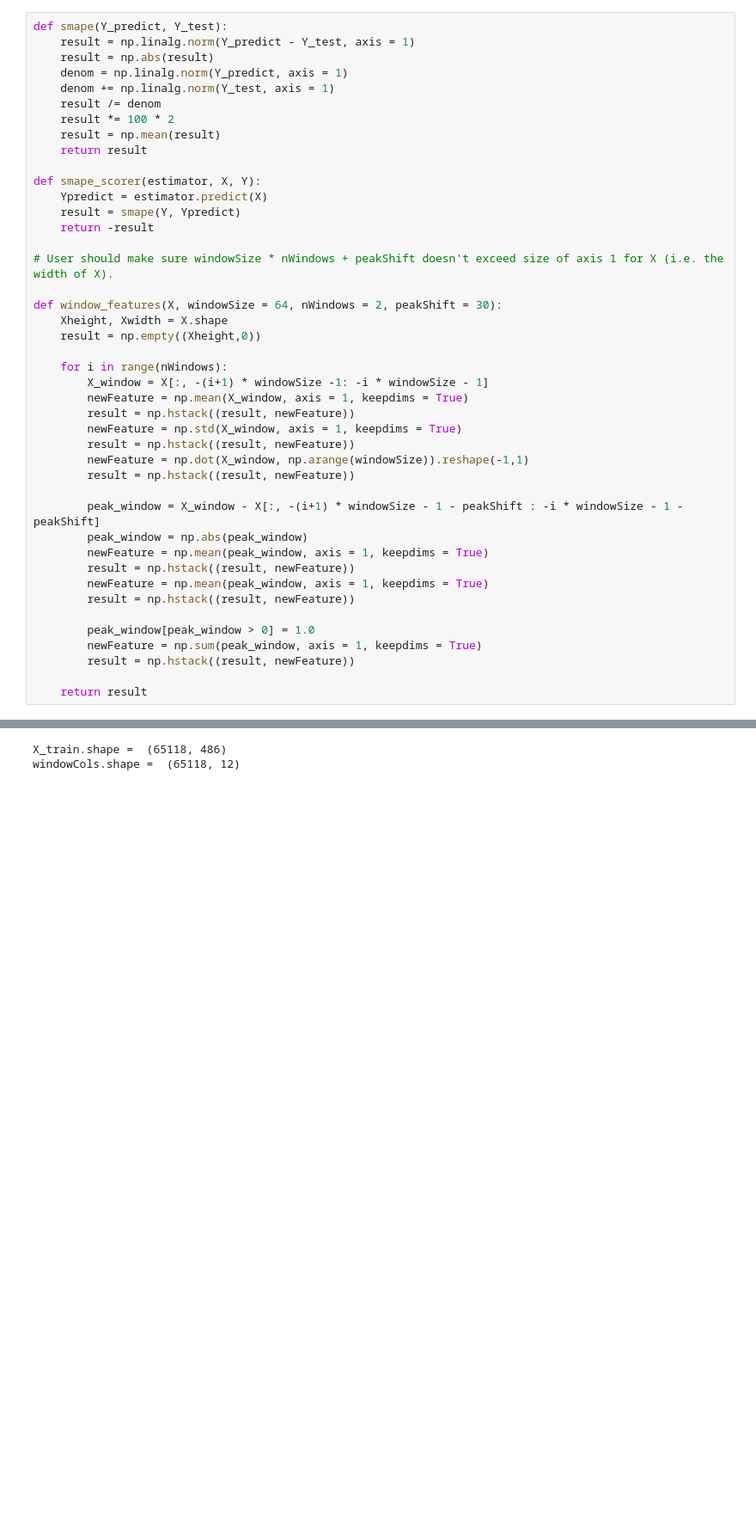
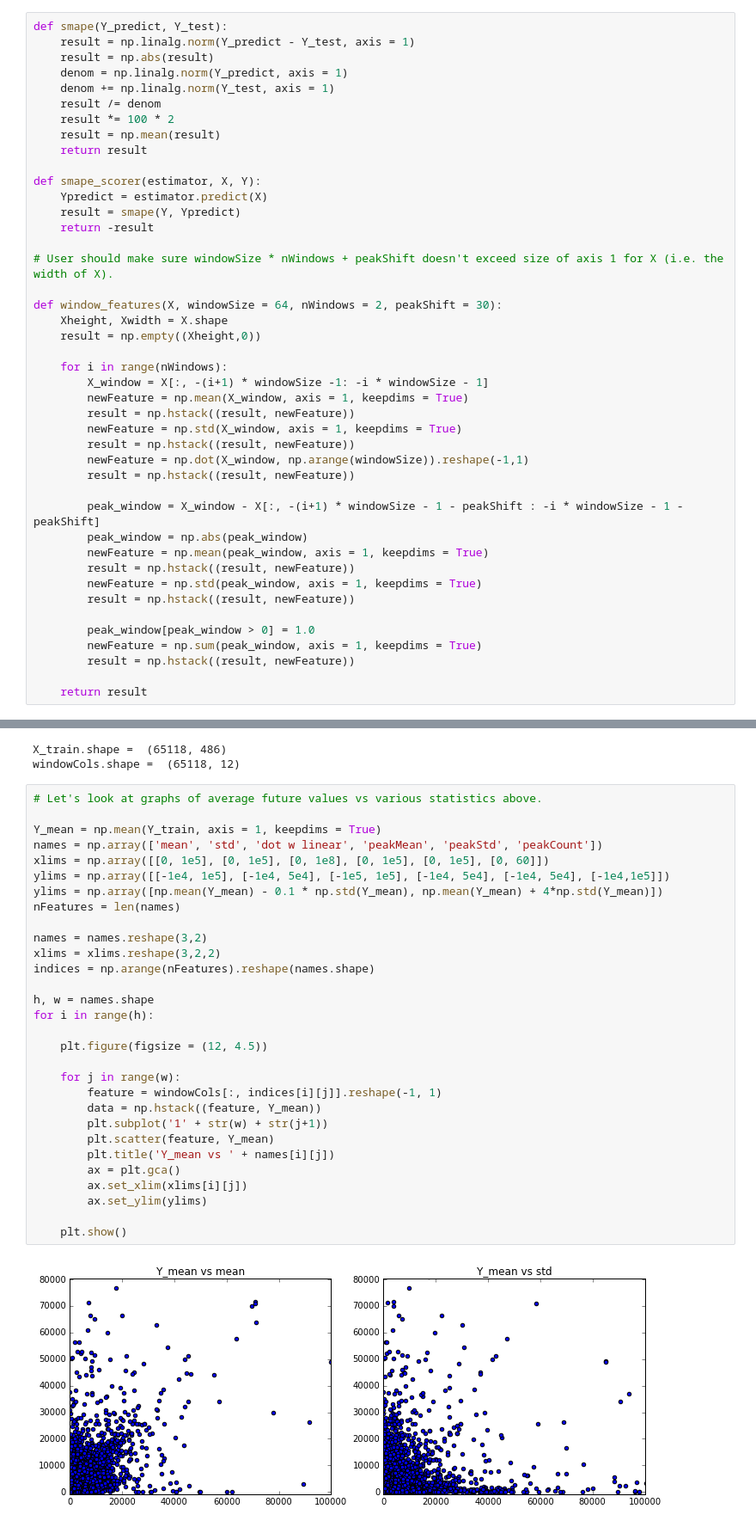
Before and after one commit to MatthewMcGonagle/KaggleWikiTraffic, a Jupyter notebook: WindowPeaks.ipynb, the cells around one changed output, grey strips where cells are left out. Shown: that part at 86% size. Saved outputs shown, nothing was run; the diff lists cells and outputs as text; blank space fills up the shorter version.

Commit message:
Added extra analysis of statistics for features.

```diff
--- a/WindowPeaks.ipynb
+++ b/WindowPeaks.ipynb
@@ -88,7 +88,7 @@ def window_features(X, windowSize = 64, nWindows = 2, peakShift = 30):
         peak_window = np.abs(peak_window)
         newFeature = np.mean(peak_window, axis = 1, keepdims = True)
         result = np.hstack((result, newFeature))
-        newFeature = np.mean(peak_window, axis = 1, keepdims = True)
+        newFeature = np.std(peak_window, axis = 1, keepdims = True)
         result = np.hstack((result, newFeature))
 
         peak_window[peak_window > 0] = 1.0
@@ -106,3 +106,35 @@ print('windowCols.shape = ', windowCols.shape)
 # %% [output]
 X_train.shape =  (65118, 486)
 windowCols.shape =  (65118, 12)
+# %%
+# Let's look at graphs of average future values vs various statistics above.
+
+Y_mean = np.mean(Y_train, axis = 1, keepdims = True)
+names = np.array(['mean', 'std', 'dot w linear', 'peakMean', 'peakStd', 'peakCount'])
+xlims = np.array([[0, 1e5], [0, 1e5], [0, 1e8], [0, 1e5], [0, 1e5], [0, 60]])
+ylims = np.array([[-1e4, 1e5], [-1e4, 5e4], [-1e5, 1e5], [-1e4, 5e4], [-1e4, 5e4], [-1e4,1e5]])
+ylims = np.array([np.mean(Y_mean) - 0.1 * np.std(Y_mean), np.mean(Y_mean) + 4*np.std(Y_mean)])
+nFeatures = len(names)
+
+names = names.reshape(3,2)
+xlims = xlims.reshape(3,2,2)
+indices = np.arange(nFeatures).reshape(names.shape)
+
+h, w = names.shape
+for i in range(h):
+
+    plt.figure(figsize = (12, 4.5))
+
+    for j in range(w):
+        feature = windowCols[:, indices[i][j]].reshape(-1, 1)
+        data = np.hstack((feature, Y_mean))
+        plt.subplot('1' + str(w) + str(j+1))
+        plt.scatter(feature, Y_mean)
+        plt.title('Y_mean vs ' + names[i][j])
+        ax = plt.gca()
+        ax.set_xlim(xlims[i][j])
+        ax.set_ylim(ylims)
+
+    plt.show()
+# %% [output]
+[figure, added]
```
Also changed, not shown: parts of 5 cells of this notebook.
